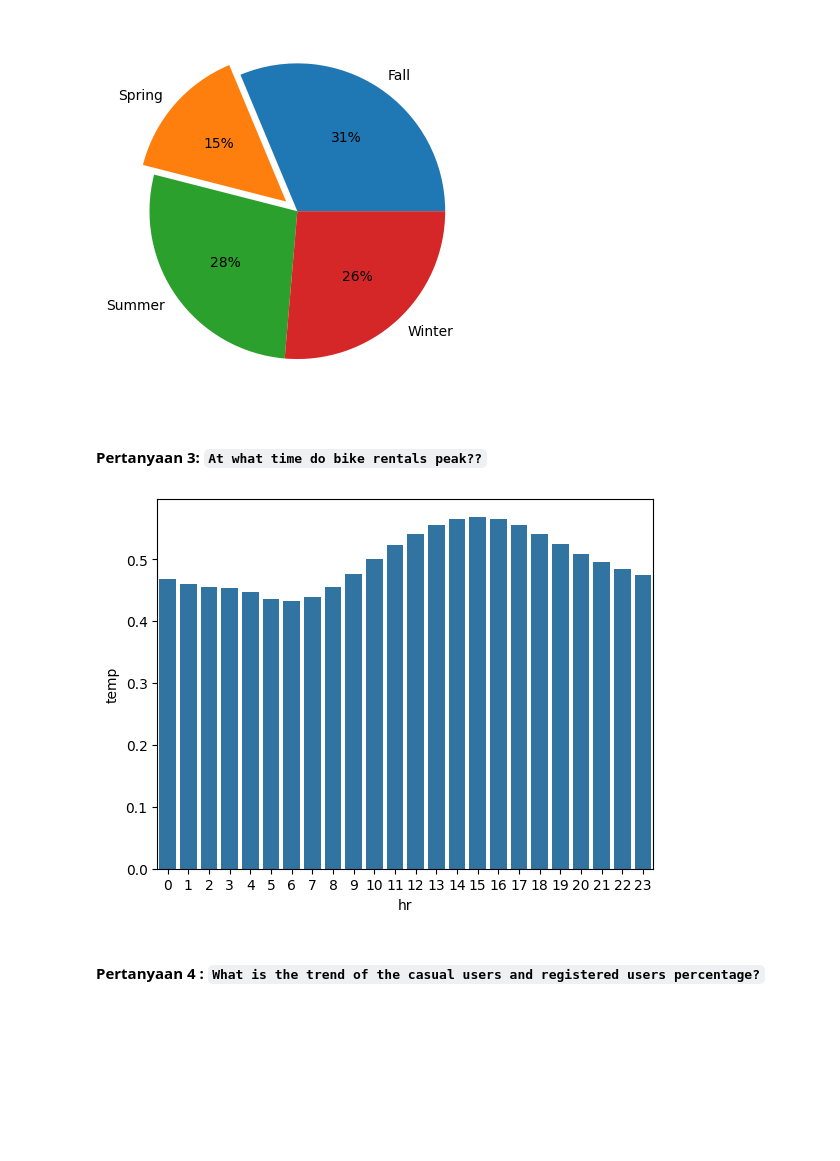
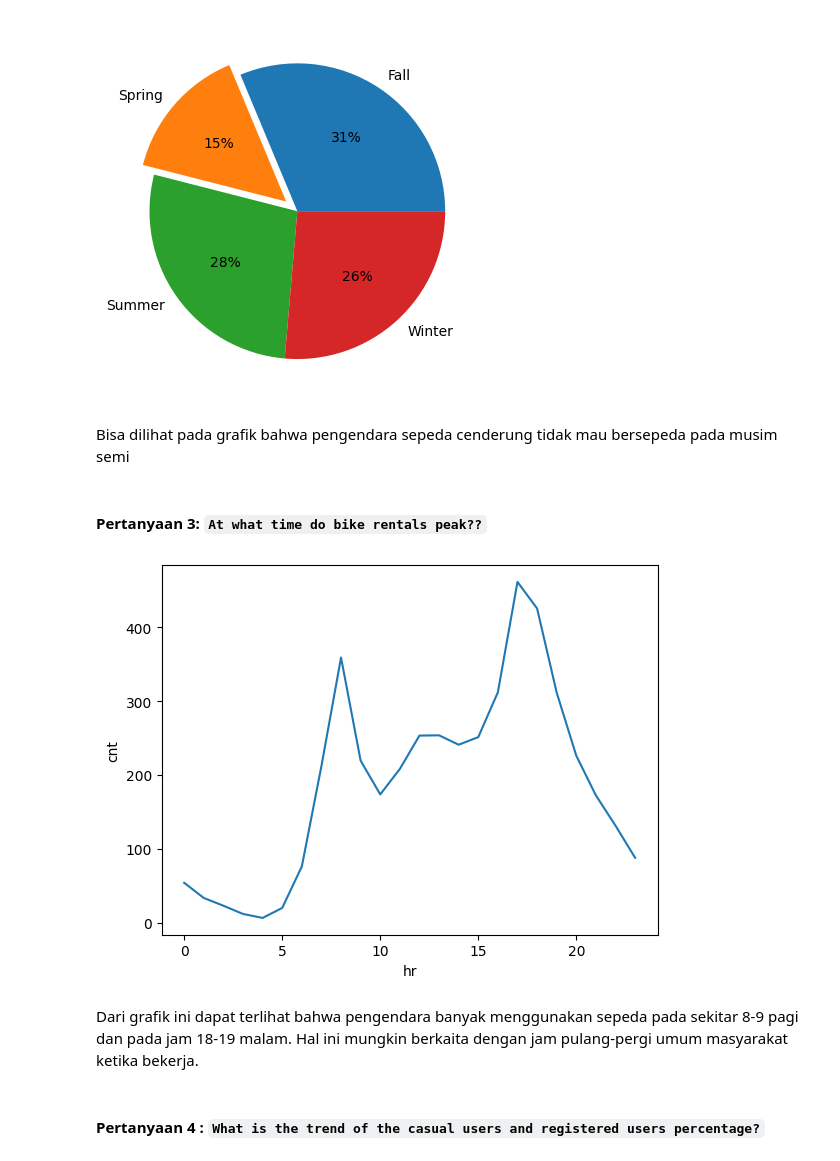
Before and after one commit to tamtemtomm/Dicoding-Belajar-Analisis-Data, a Jupyter notebook: notebook.ipynb, the cells around one changed output. Saved outputs shown, nothing was run; the diff lists cells and outputs as text; code cells hidden in the pictures; blank space fills up the shorter version.

```diff
--- a/notebook.ipynb
+++ b/notebook.ipynb
@@ -258,6 +260,8 @@ def plot_season(df:pd.DataFrame, col='cnt'):
 plot_season(df_merge)
 # %% [output]
 [figure]
+# %% [markdown]
+Bisa dilihat pada grafik bahwa pengendara sepeda cenderung tidak mau bersepeda pada musim semi
 # %% [markdown]
 #### Pertanyaan 3: `At what time do bike rentals peak??`
 # %%
@@ -265,11 +269,13 @@ def plot_hour(df:pd.DataFrame, col='cnt'):
   df = df.copy()
   df = df.groupby('hr').mean(numeric_only=True)[col]
 
-  sns.barplot(df)
+  sns.lineplot(df)
 # %%
-plot_hour(df_merge, col='temp')
+plot_hour(df_merge, col='cnt')
 # %% [output]
-[figure, old version]
+[figure, new version]
+# %% [markdown]
+Dari grafik ini dapat terlihat bahwa pengendara banyak menggunakan sepeda pada sekitar 8-9 pagi dan pada jam 18-19 malam. Hal ini mungkin berkaita dengan jam pulang-pergi umum masyarakat ketika bekerja.
 # %% [markdown]
 #### Pertanyaan 4 : `What is the trend of the casual users and registered users percentage?`
 # %%
```
Also changed, not shown: parts of 7 cells of this notebook, 1 other file.
